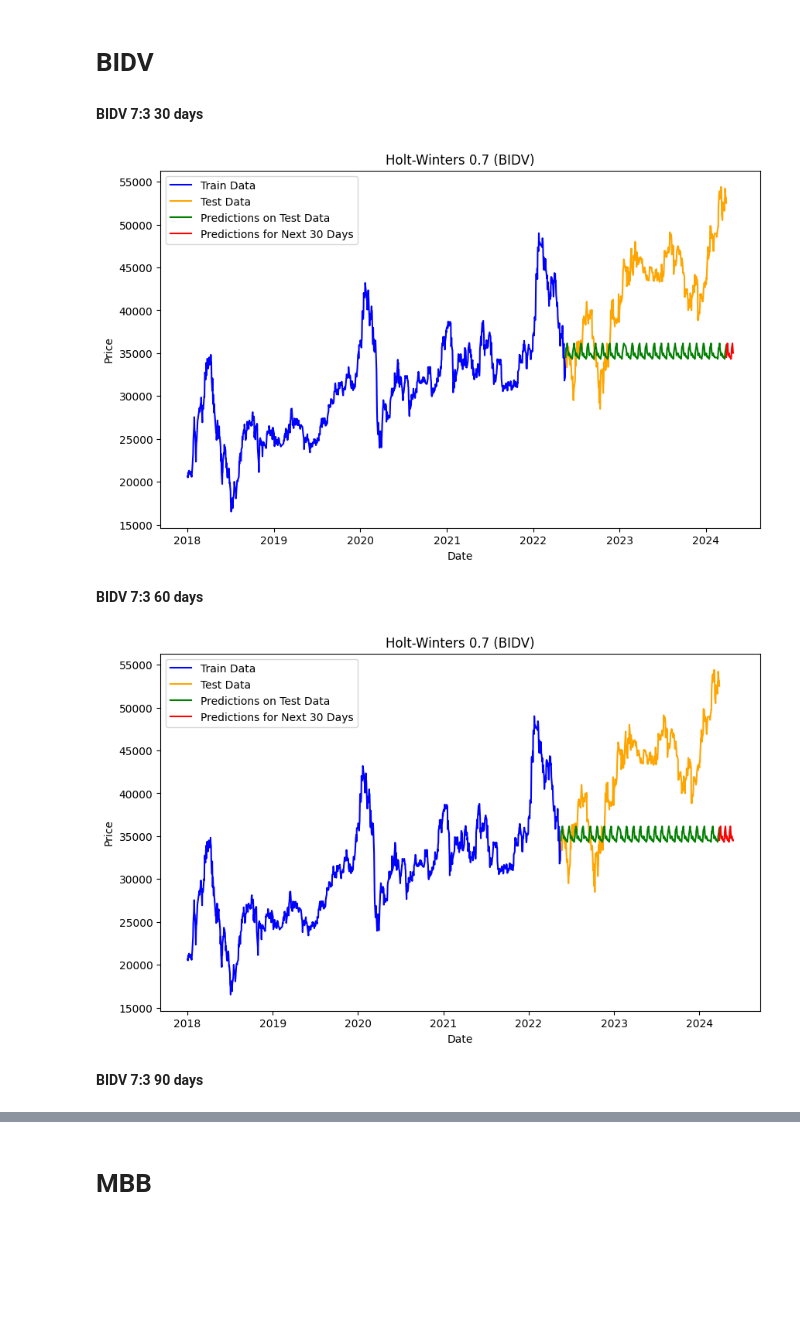
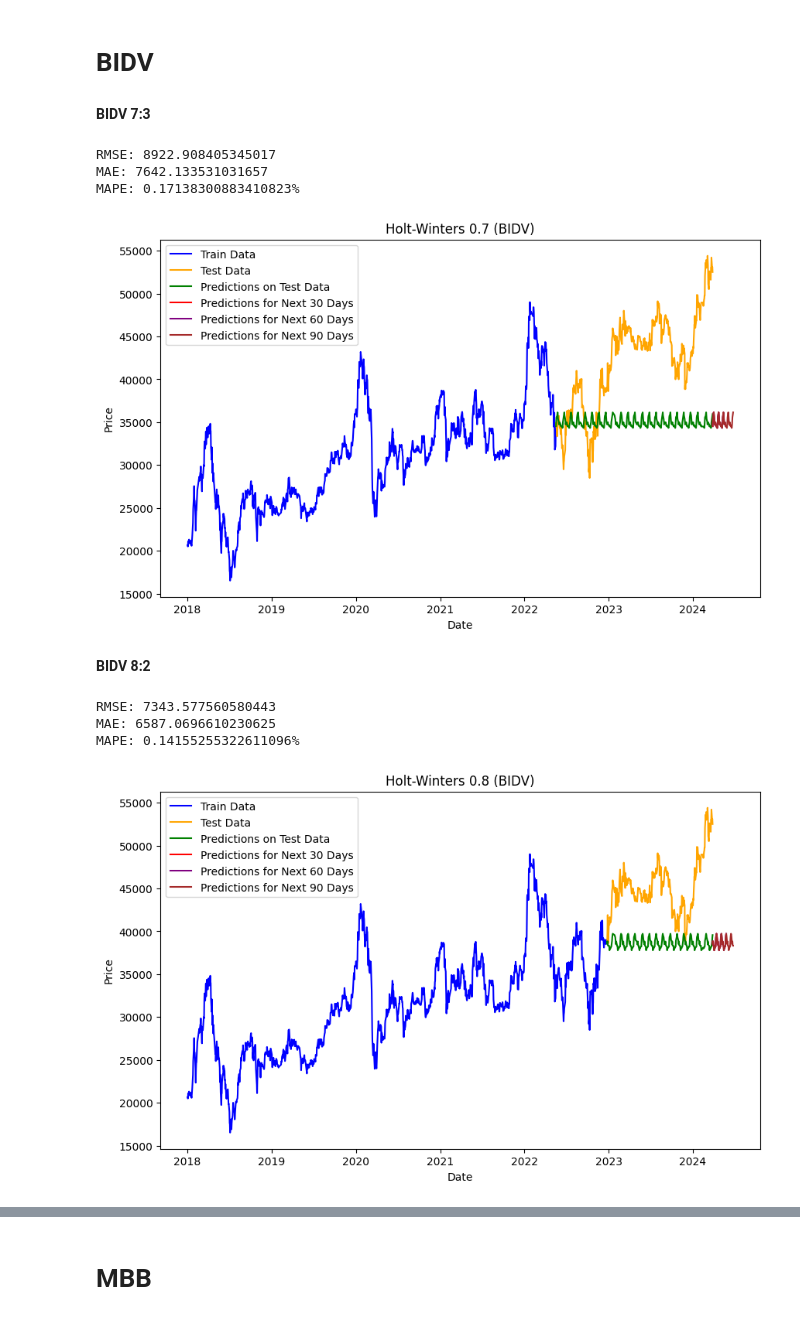
Before and after one commit to Duonglthuy1204/IS403_O21_16, a Jupyter notebook: Model/Holt Winters.ipynb, the cells around one changed output, grey strips where cells are left out. Cells and saved outputs as stored; diff of their text form; code cells hidden in the pictures; blank space fills up the shorter version.

Commit message:
Update model

```diff
--- a/Model/Holt Winters.ipynb
+++ b/Model/Holt Winters.ipynb
@@ -29,7 +31,7 @@ def read_file(file_name):
 # %% [markdown]
 **Xây dựng mô hình**
 # %%
-def holt_winters_prediction(name, file_name, train_test_ratio=0.8, num_days_to_predict=30):
+def holt_winters_prediction(name, file_name, train_test_ratio=0.8, num_days_to_predict_list=[30, 60, 90]):
     # Đọc dữ liệu từ file CSV
     data = read_file(file_name)
 
@@ -51,15 +53,26 @@ def holt_winters_prediction(name, file_name, train_test_ratio=0.8, num_days_to_p
     # Dự đoán giá trên tập test
     y_pred_test = hw_model.forecast(test_size)
 
-    # Dự đoán giá cho n ngày tiếp theo
-    y_pred_next_num_days = hw_model.forecast(num_days_to_predict)
+    # Đánh giá mô hình
+    rmse = np.sqrt(mean_squared_error(test['Price'], y_pred_test))
+    mae = mean_absolute_error(test['Price'], y_pred_test)
+    mape = mean_absolute_percentage_error(test['Price'], y_pred_test)
+
+    print(f'RMSE: {rmse}')
+    print(f'MAE: {mae}')
+    print(f'MAPE: {mape}%')
 
     # Trực quan hóa kết quả
     plt.figure(figsize=(10, 6))
     plt.plot(data.index[:train_size], train['Price'], color='blue', label='Train Data')
     plt.plot(data.index[train_size:], test['Price'], color='orange', label='Test Data')
     plt.plot(test.index, y_pred_test, color='green', label='Predictions on Test Data')
-    plt.plot(pd.date_range(start=data.index[-1], periods=num_days_to_predict), y_pred_next_num_days, color='red', label='Predictions for Next 30 Days')
+    colors = ['red', 'purple', 'brown']
+    labels = ['Predictions for Next 30 Days', 'Predictions for Next 60 Days', 'Predictions for Next 90 Days']
+
+    for num_days, color, label in zip(num_days_to_predict_list, colors, labels):
+        y_pred_next_num_days = hw_model.forecast(num_days)
+        plt.plot(pd.date_range(start=data.index[-1], periods=num_days), y_pred_next_num_days, color=color, label=label)
     plt.xlabel('Date')
     plt.ylabel('Price')
     plt.title('Holt-Winters {} ({})'.format(train_test_ratio, name))
@@ -71,16 +84,20 @@ def holt_winters_prediction(name, file_name, train_test_ratio=0.8, num_days_to_p
 file_name = "../Dataset/BID Historical Data.csv"
 name = 'BIDV'
 # %% [markdown]
-**BIDV 7:3 30 days**
+**BIDV 7:3**
 # %%
-holt_winters_prediction(name, file_name, 0.7, 30)
+holt_winters_prediction(name, file_name, 0.7, [30, 60, 90])
 # %% [output]
+RMSE: 8922.908405345017
+MAE: 7642.133531031657
+MAPE: 0.17138300883410823%
-[figure, old version]
+[figure, new version]
-# %% [markdown]
-**BIDV 7:3 60 days**
+# %% [markdown]
+**BIDV 8:2**
 # %%
-holt_winters_prediction(name, file_name, 0.7, 60)
+holt_winters_prediction(name, file_name, 0.8,  [30, 60, 90])
 # %% [output]
+RMSE: 7343.577560580443
+MAE: 6587.0696610230625
+MAPE: 0.14155255322611096%
-[figure, old version]
+[figure, new version]
-# %% [markdown]
-**BIDV 7:3 90 days**
```
Also changed, not shown: parts of 55 cells of this notebook, 2 other files.
